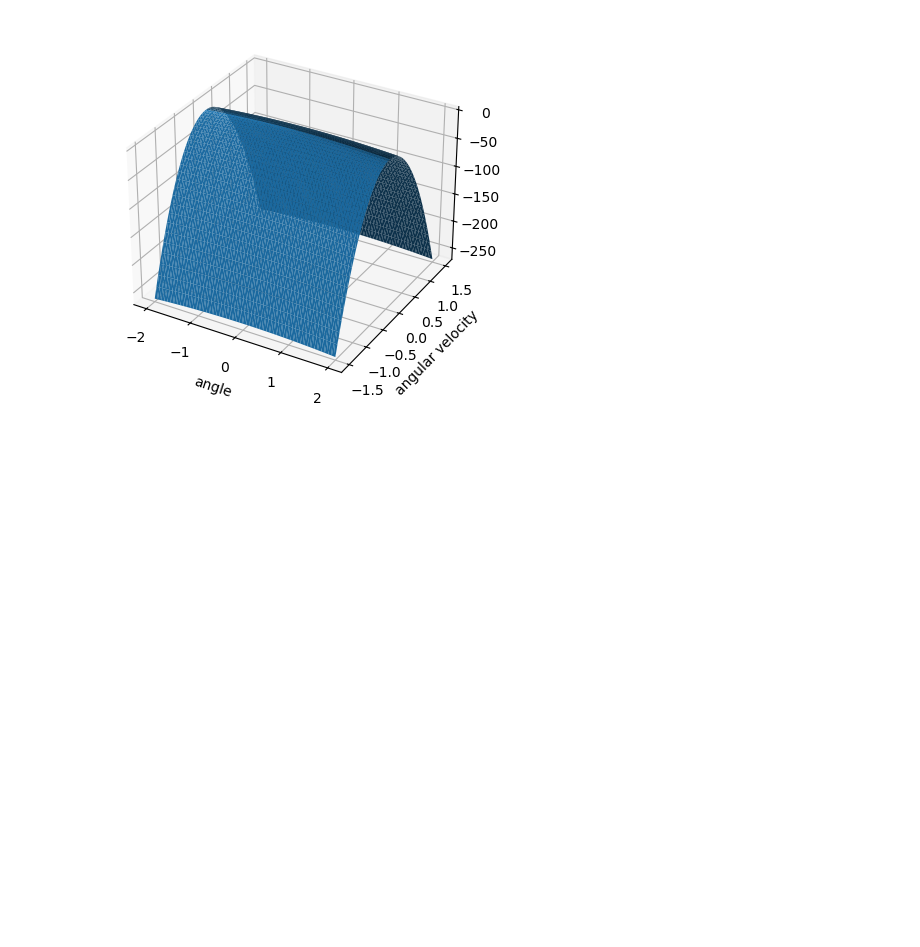
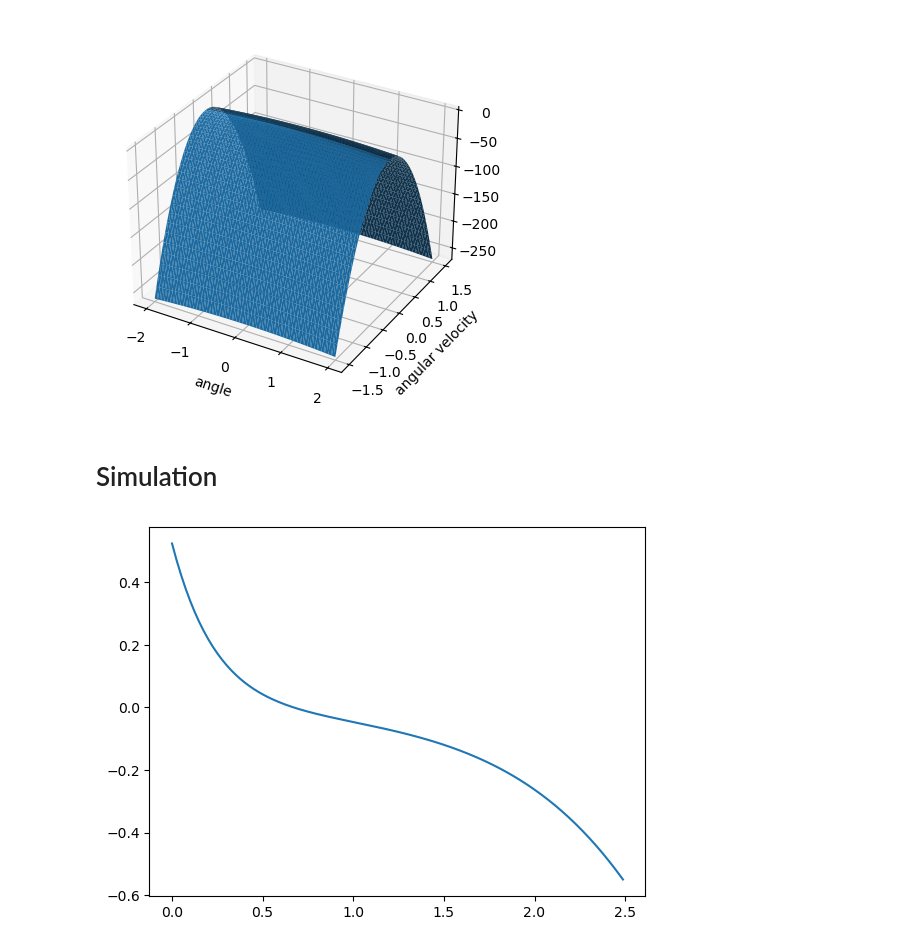
Before and after one commit to maalberg/safely, a Jupyter notebook: safely_pendulum.ipynb, the cells around one changed output. Drawn from its saved outputs; the diff is of its cells as text; code cells hidden in the pictures; blank space fills up the shorter version.

```diff
--- a/safely_pendulum.ipynb
+++ b/safely_pendulum.ipynb
@@ -76,10 +76,10 @@ dyn_velocity_linear = fun.linear([a[[1], :], b[[1], :]])
 # - initial control policy
 
 # lqr cost matrices for state and control,
-# which encode that the performance of the angular velocity is
-# prioritized more, than the angle. Meanwhile, the control cost r is default.
+# which encode how the performance of the angular velocity is
+# penalized more, than the angle. Meanwhile, the control cost r is penalized only slightly.
 q = 1 * np.diag([1.0, 2.0])
-r = 1.2 * np.array([[1]])
+r = 1.2 * np.array([[1.0]])
 
 # compute an optimal policy for the linearized model dynamics
 lqr_ctl, lqr_solution = utils.make_dlqr(a, b, q, r)
@@ -151,3 +151,29 @@ ax.set_ylabel("angular velocity")
 plt.show()
 # %% [output]
 [figure]
+# %% [markdown]
+# Simulation
+# %%
+# ---------------------------------------------------------------------------*/
+# simulate result and plot
+
+# create a sequence of states for simulation and set the initial state
+sim_states = np.zeros((200, 2), dtype=float)
+sim_states[0] = [1.0, -0.5] # initial state
+
+# prepare pendulum dynamics for simulation
+dynamics_true.timestep = 0.0125
+dynamics_true.policy = policy_initial
+
+# simulate
+for this in range(len(sim_states) - 1):
+    sim_states[this + 1] = dynamics_true(sim_states[this])
+
+time = np.arange(len(sim_states)) * dynamics_true.timestep
+data = dynamics_true.denormalize_state(sim_states)
+
+# plot simulated state trajectory
+plt.plot(time, data[:, 0])
+plt.show()
+# %% [output]
+[figure, added]
```
Also changed, not shown: 1 other file.
